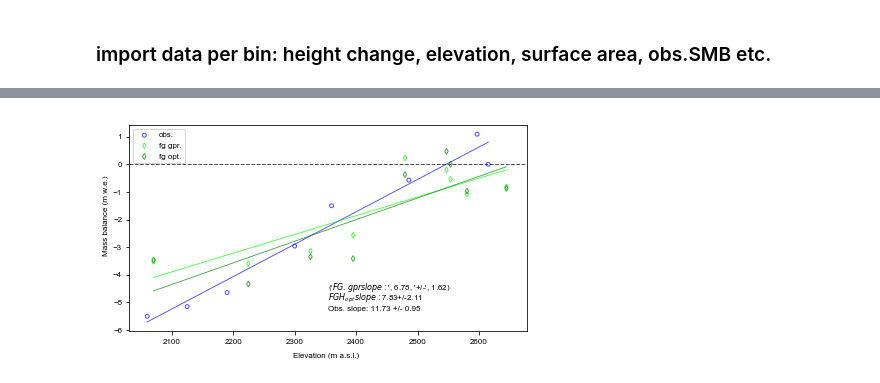
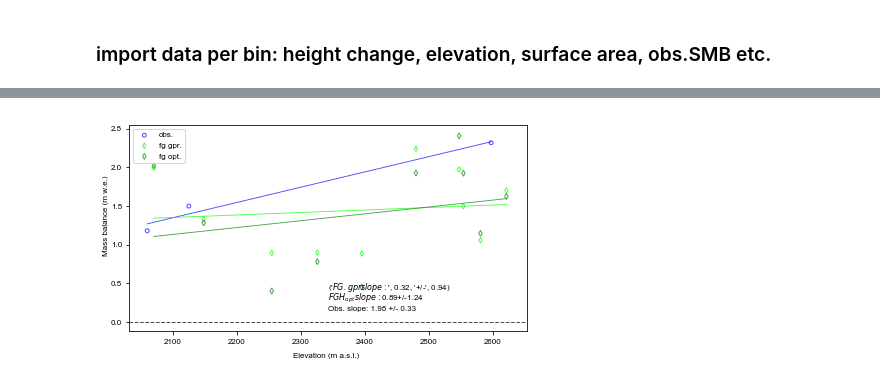
Before and after one commit to bpelto/ice_dynamics, a Jupyter notebook: flux_gate_velocity-Illecillewaet.ipynb, the cells around one changed output, grey strips where cells are left out. Saved outputs shown, nothing was run; the diff lists cells and outputs as text; code cells hidden in the pictures.

```diff
--- a/flux_gate_velocity-Illecillewaet.ipynb
+++ b/flux_gate_velocity-Illecillewaet.ipynb
@@ -410,3 +461,0 @@ data
-# %%
-FG_df =  pd.concat([FG, data], axis=1)
-FG_df
@@ -513,6 +538,6 @@ len(cr_area_gpr)
 # %%
 FG_gpr = pd.DataFrame(list(zip(Qo_gpr, Qin_gpr, cr_area_gpr)), columns=['Qo_gpr', 'Qin_gpr', 'cr_area_gpr'])
-FG_gpr['bin'] = np.arange(0,9,1)#[0,1,2,3]
+FG_gpr['bin'] = np.arange(0,len(range(D.id.nunique()+1)),1)#[0,1,2,3]
 # FG_gpr['vfg'] = FG_gpr.Qo_gpr / FG_gpr.cr_area_gpr #net velocity per gate
 # FG['bin']=np.arange(0,14,1)
 FG_gpr
@@ -530,5 +571,5 @@ FG_gpr
 # %%
-FG_all = FG_df.merge(FG_gpr, on='bin')
+FG_all = FG_df.merge(FG_gpr, how='left') #on='bin')
 # %%
 FG_all
 # %% [output]
@@ -546,8 +588,11 @@ FG_all
 # %%
 FG_all['Q_net_gpr'] = FG_all.Qin_gpr - FG_all.Qo_gpr
-FG_all['Q_netA_gpr']= FG_all.Q_net_gpr / FG_all.area
-FG_all['b_fg_h_gpr'] = FG_all.dh1617_mea - FG_all.Q_netA_gpr  #dh1516_mean
-FG_all['b_fg_we_gpr'] = FG_all.rho/1000. * FG_all.b_fg_h_gpr
+FG_all['Q_netA_gpr']= FG_all.Q_net_gpr / FG_all['count']
+FG_all['b_fg_h_gpr'] = FG_all.dh_mean - FG_all.Q_netA_gpr  #dh1516_mean
+if balance == 'bw':
+    FG_all['b_fg_we_gpr'] = rho_snow/1000. * FG_all.b_fg_h_gpr
+else:
+    FG_all['b_fg_we_gpr'] = FG_all.rho_17/1000. * FG_all.b_fg_h_gpr
 # FG_all.drop(FG_all.tail(1).index,inplace=True)
-FG_all
+FG_all['dem_mean']
 # %% [output]
@@ -597,15 +630,21 @@ fig, ax = plt.subplots(1,1, sharex=True, sharey=True, figsize=(6,3.34))#3.34, 3.
 # j,k=0,0    ## only define j if one row
 n = 0
 s= 15 #markersize
-yr = 2017#2016, 2017, 2018
+
 a = 0.7
 color=['b', 'lime', 'green']
-obs = pd.read_csv(fl_path+ 'illec_bdot.csv')
+year = 2017
 ##all_obs
-obs = obs.dropna(subset=['Ba'])
-x_ax_obs=obs[(obs.Year==yr)].Elev
-y_ax_obs=obs[(obs.Year==yr)].Ba
+if balance == 'bw':
+    obs = obs.dropna(subset=['Bw'])
+    y_ax_obs=obs[(obs.Year==year)].Bw
 
+else:
+    obs = obs.dropna(subset=['Ba'])
+    y_ax_obs=obs[(obs.Year==year)].Ba
+
+
+x_ax_obs=obs[(obs.Year==year)].Elev
 ##obs by bin
 # x_ax_obs=FG_df._elevmean  #FG_df.elev_mean
 # y_ax_obs=FG_df.b_obs16#b_obs
@@ -616,10 +655,10 @@ new = FG_all.copy()
 new = new[new.b_fg_we >-8.]
 new = new[new.b_fg_we_gpr >-8.]
 
-x_ax_fg_gpr=new.elev16_mea
+x_ax_fg_gpr=new.dem_mean
 y_ax_fg_gpr=new.b_fg_we_gpr
 
-x_ax_fg_opt=new.elev16_mea   #FG_df.elev_mean
+x_ax_fg_opt=new.dem_mean  #FG_df.elev_mean
 y_ax_fg_opt=new.b_fg_we
 
 # for i in range(3):
@@ -657,32 +696,34 @@ ax.plot(x_ax_fg_gpr,slopeG*x_ax_fg_gpr+interceptG, color='lime',label='', alpha=
 #         slopeM, interceptM, r_valueM, p_valueM, std_errM = stats.linregress(np.array(x_ax_fg),np.array(y_ax_fg))
 #         ax.scatter(x_ax_fg,y_ax_fg,color='r', label='fgel', alpha=a, s=s+2, facecolor='')
 #         ax.plot(x_ax_fg,slopeM*x_ax_fg+interceptM, color='r', label='', alpha=a, linewidth=0.9)
 #         ax.text(0.5, 0.1, ['$obs. slope:$', np.round(slope,4)], transform=ax.transAxes)
 #         ax.text(0.5, 0.2, ['$FG. slope:$', np.round(slopeM,4)], transform=ax.transAxes)
 
 #         ax.text(0.05, 0.9, year[n], transform=ax.transAxes, fontweight='bold')
 
 ###flux gate from optimized thickness
 slopeM_opt, interceptM_opt, r_valueM_opt, p_valueM_opt, std_errM_opt = stats.linregress(np.array(
     x_ax_fg_opt),np.array(y_ax_fg_opt))
 ax.scatter(x_ax_fg_opt,y_ax_fg_opt,color='g', label='fg opt.', alpha=a, s=s+2, facecolor='', marker='d')
 ax.plot(x_ax_fg_opt,slopeM_opt*x_ax_fg_opt+interceptM_opt, color='g', label='', alpha=a, linewidth=0.9)
 ax.axhline(linewidth=1, color='k', ls='--', alpha=a, zorder=0)
 
 # ax.text(0.05, 0.9, 'All', transform=ax.transAxes, fontweight='bold')
 txt='Obs. slope: ' + str(np.round(1000*slope,2))+ ' +/- ' + str(np.round(1000*std_err,2))
 # txtO=
 # txtG=
 ax.text(0.5, 0.1, txt, transform=ax.transAxes)
 ax.text(0.5, 0.15, (str('$FG ' + 'H_{opt}''slope:$')+ str(np.round(1000*slopeM_opt,2))+ '+/-' + str(np.round(1000*std_errM_opt,2))), transform=ax.transAxes)
 ax.text(0.5, 0.2, ('$FG. gpr slope:$', np.round(1000*slopeG,2),'+/-', np.round(1000*std_errG,2)), transform=ax.transAxes)
 #'$\frac{+}{-}$'
 
 fig.subplots_adjust(bottom=0.12, top=0.98, hspace=0.1, left=0.07, right=0.99, wspace=0.05)#left=0.07, right=0.9,wspace=0.05,
 ax.legend(loc='best')#, bbox_to_anchor=(0, 0.42, 0.7, 0.5), labelspacing=0.2, handletextpad=0.1)
 fig.text(0.01, 0.75, 'Mass balance (m w.e.)', rotation=90)
 fig.text(0.45, 0.01, 'Elevation (m a.s.l.)')
-plt.savefig(fl_path + 'products/' + 'illec_bdot_2017.png', dpi=300) #+ Glacier[gl]
+
+plt.savefig(fl_path + 'products/' + 'illec_bdot_' + balance + str(year) +'.png', dpi=300) #+ Glacier[gl]
+
 plt.show()
 # %% [output]
-[figure, old version]
+[figure, new version]
```
Also changed, not shown: parts of 37 cells of this notebook.
